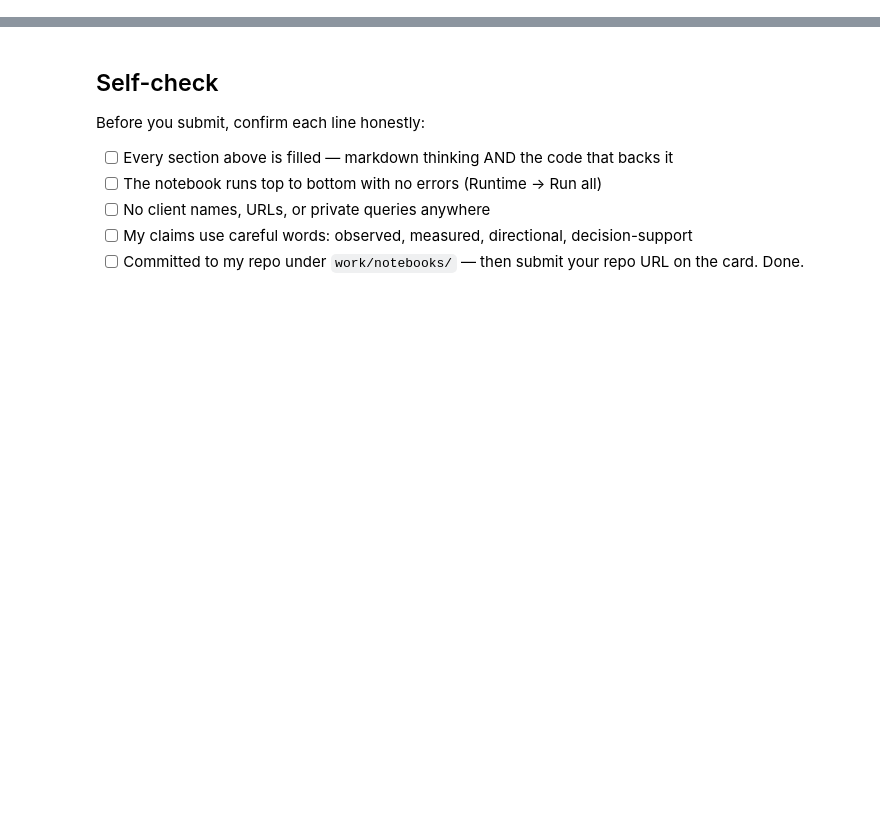
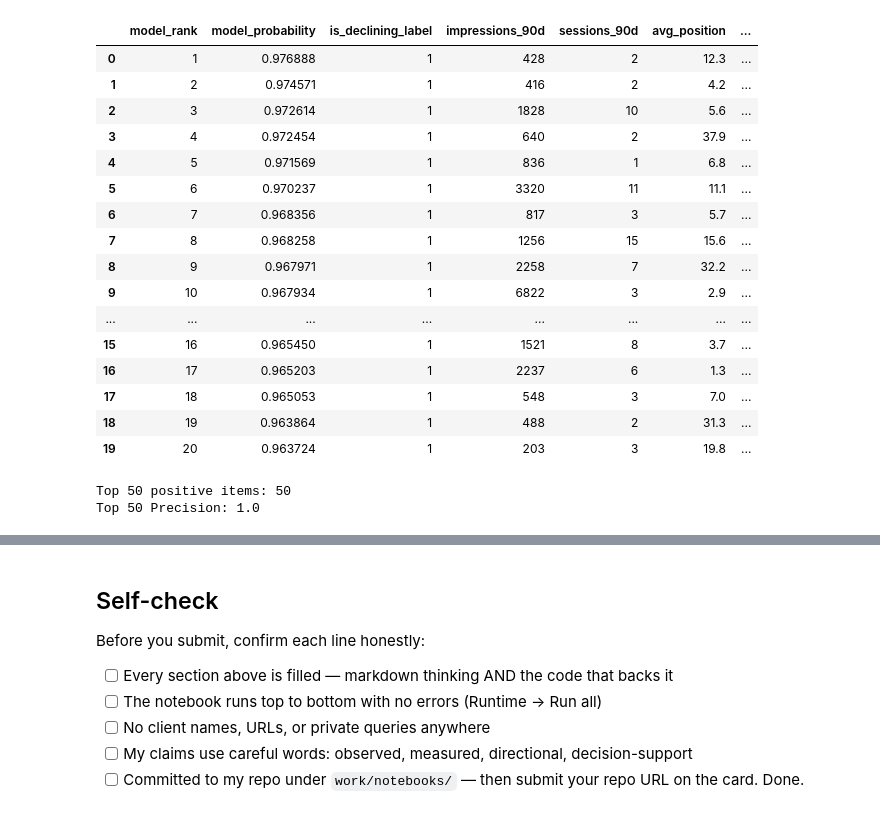
Before and after one commit to mayurkharche01/Internship-starter-flyrank, a Jupyter notebook: work/notebooks/w05_model.ipynb, the cells around one changed output, grey strips where cells are left out. Drawn from its saved outputs; the diff is of its cells as text; code cells hidden in the pictures; blank space fills up the shorter version.

```diff
--- a/work/notebooks/w05_model.ipynb
+++ b/work/notebooks/w05_model.ipynb
@@ -36,0 +412,9 @@ This skeleton is yours to fill. Work the sections **in order** — each one has
+# %%
+# Predicted probabilities
+model_prob = model_pipeline.predict_proba(X_test)[:, 1]
+
+# Predicted class
+model_pred = (model_prob >= 0.50).astype(int)
+
+print("Predictions generated.")
+print("Number of test predictions:", len(model_prob))
@@ -36,0 +952,67 @@ This skeleton is yours to fill. Work the sections **in order** — each one has
+# %%
+ranked_test = test_data.copy()
+
+ranked_test["model_probability"] = model_prob
+
+ranked_test = ranked_test.sort_values(
+    "model_probability",
+    ascending=False
+).reset_index(drop=True)
+
+ranked_test["model_rank"] = (
+    np.arange(len(ranked_test)) + 1
+)
+
+safe_display_columns = [
+    col for col in [
+        "model_rank",
+        "model_probability",
+        "is_declining_label",
+        "impressions_90d",
+        "sessions_90d",
+        "avg_position",
+        "ctr",
+        "content_age_days",
+        "days_since_last_update",
+        "word_count"
+    ]
+    if col in ranked_test.columns
+]
+
+display(
+    ranked_test[safe_display_columns].head(20)
+)
+# %% [output]
+|  | model_rank | model_probability | is_declining_label | impressions_90d | sessions_90d | avg_position | ... |
+| 0 | 1 | 0.976888 | 1 | 428 | 2 | 12.3 | ... |
+| 1 | 2 | 0.974571 | 1 | 416 | 2 | 4.2 | ... |
+| 2 | 3 | 0.972614 | 1 | 1828 | 10 | 5.6 | ... |
+| 3 | 4 | 0.972454 | 1 | 640 | 2 | 37.9 | ... |
+| 4 | 5 | 0.971569 | 1 | 836 | 1 | 6.8 | ... |
+| 5 | 6 | 0.970237 | 1 | 3320 | 11 | 11.1 | ... |
+| 6 | 7 | 0.968356 | 1 | 817 | 3 | 5.7 | ... |
+| 7 | 8 | 0.968258 | 1 | 1256 | 15 | 15.6 | ... |
+| 8 | 9 | 0.967971 | 1 | 2258 | 7 | 32.2 | ... |
+| 9 | 10 | 0.967934 | 1 | 6822 | 3 | 2.9 | ... |
+| ... | ... | ... | ... | ... | ... | ... | ... |
+| 15 | 16 | 0.965450 | 1 | 1521 | 8 | 3.7 | ... |
+| 16 | 17 | 0.965203 | 1 | 2237 | 6 | 1.3 | ... |
+| 17 | 18 | 0.965053 | 1 | 548 | 3 | 7.0 | ... |
+| 18 | 19 | 0.963864 | 1 | 488 | 2 | 31.3 | ... |
+| 19 | 20 | 0.963724 | 1 | 203 | 3 | 19.8 | ... |
+# %%
+top_50 = ranked_test.head(50).copy()
+
+top_50_positive_count = (
+    top_50["is_declining_label"].sum()
+)
+
+top_50_precision = (
+    top_50_positive_count / len(top_50)
+)
+
+print("Top 50 positive items:", int(top_50_positive_count))
+print("Top 50 Precision:", round(top_50_precision, 4))
+# %% [output]
+Top 50 positive items: 50
+Top 50 Precision: 1.0
```
Also changed, not shown: parts of 46 cells of this notebook.
